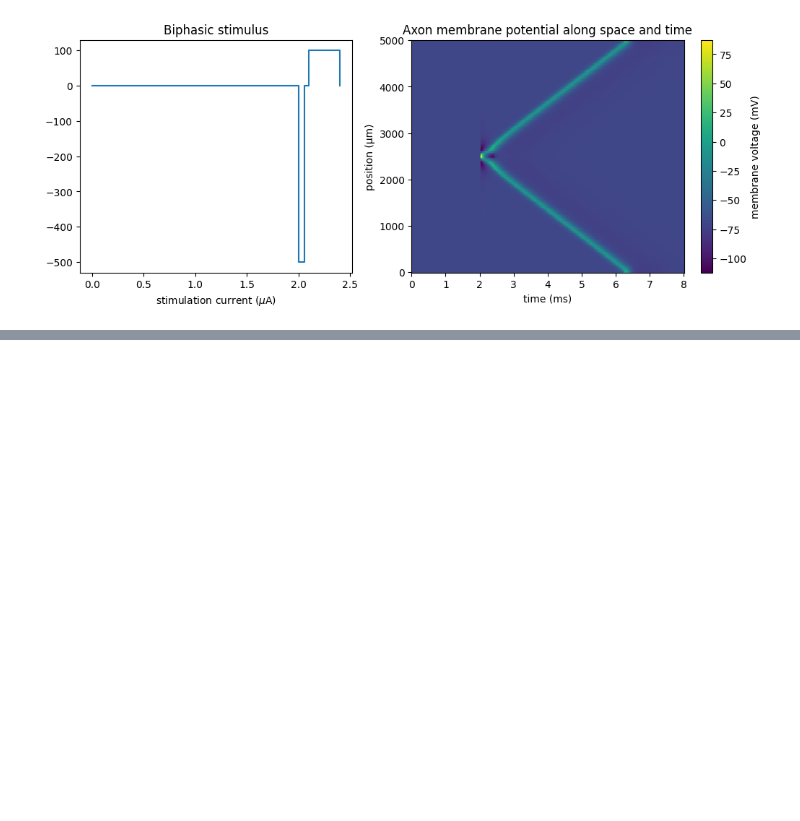
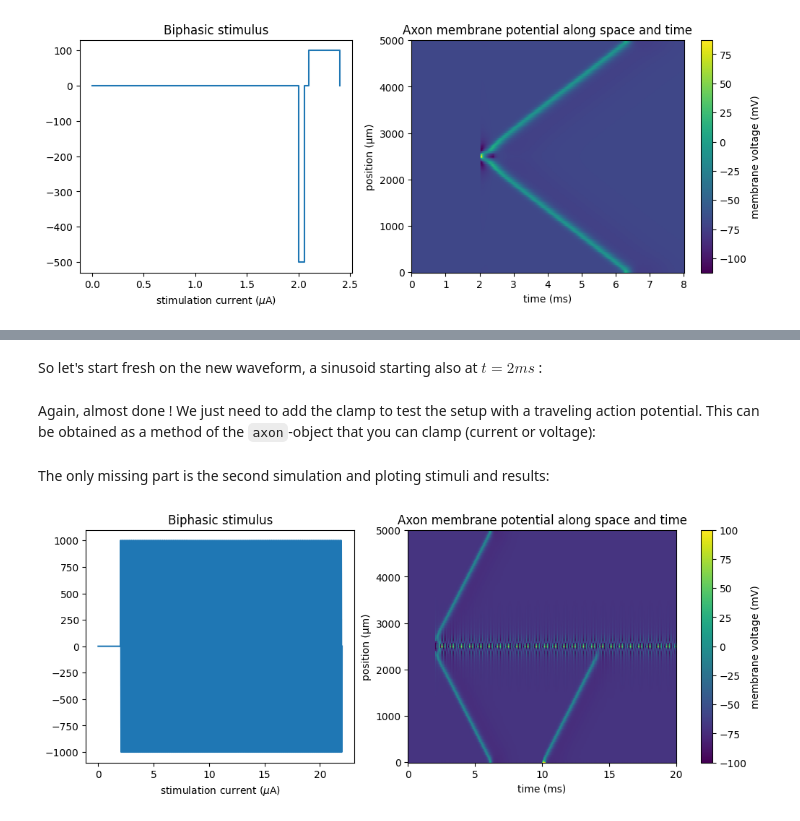
Before and after one commit to nrv-framework/NRV-demo, a Jupyter notebook: demo_BIOCAS_1.ipynb, the cells around one changed output, grey strips where cells are left out. Drawn from its saved outputs; the diff is of its cells as text; code cells hidden in the pictures; blank space fills up the shorter version.

```diff
--- a/demo_BIOCAS_1.ipynb
+++ b/demo_BIOCAS_1.ipynb
@@ -80,0 +88,17 @@ There it is: on the left of the figure, you can observe the biphasic stimulus. n
+# %% [markdown]
+So let's start fresh on the new waveform, a sinusoid starting also at $t=2ms$ :
+# %%
+stim1 = nrv.stimulus()
+
+#stimulus Block
+block_start=2                                               #KES block start in ms
+block_amp=1000                                               #KES block amplitude in uA
+block_freq=10                                               #KES block frequency in kHz
+block_duration=20                                           #KES duration
+stim1.sinus(block_start, block_duration, block_amp, block_freq)
+
+# Link everyone with the stimulation
+extra_stim.add_electrode(E1, stim1)
+axon1.attach_extracellular_stimulation(extra_stim)
+# %% [markdown]
+Again, almost done ! We just need to add the clamp to test the setup with a traveling action potential. This can be obtained as a method of the `axon`-object that you can clamp (current or voltage):
@@ -80,0 +112,23 @@ There it is: on the left of the figure, you can observe the biphasic stimulus. n
+# %% [markdown]
+The only missing part is the second simulation and ploting stimuli and results:
+# %%
+results = axon1.simulate(t_sim=20)
+# del axon1
+
+fig, axs = plt.subplots(1, 2, layout='constrained', figsize=(10, 4))
+
+stim1.plot(axs[0])
+axs[0].set_title('Biphasic stimulus')
+axs[0].set_xlabel('time (ms)')
+axs[0].set_xlabel('stimulation current ($\mu$A)')
+
+map = axs[1].pcolormesh(results['t'], results['x_rec'], results['V_mem'] ,shading='auto', vmin=-100, vmax = 100)
+axs[1].set_title('Axon membrane potential along space and time')
+axs[1].set_xlabel('time (ms)')
+axs[1].set_ylabel('position (µm)')
+cbar = plt.colorbar(map)
+cbar.set_label('membrane voltage (mV)')
+
+plt.show()
+# %% [output]
+[figure, added]
```
Also changed, not shown: parts of 4 cells of this notebook.
